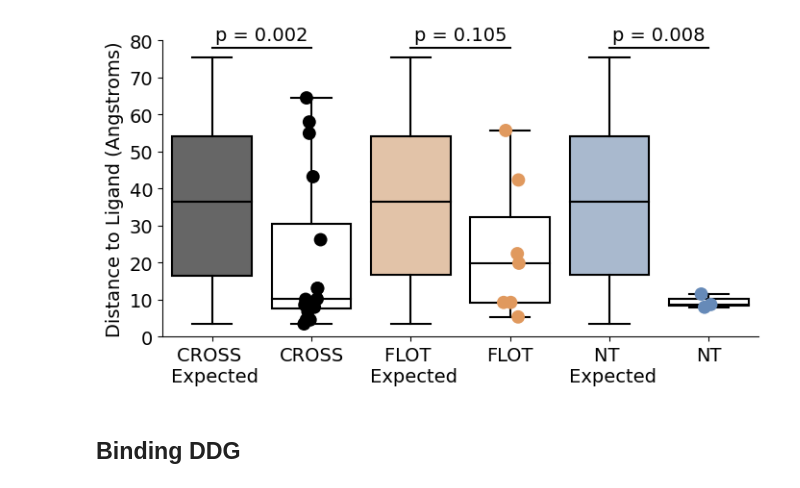
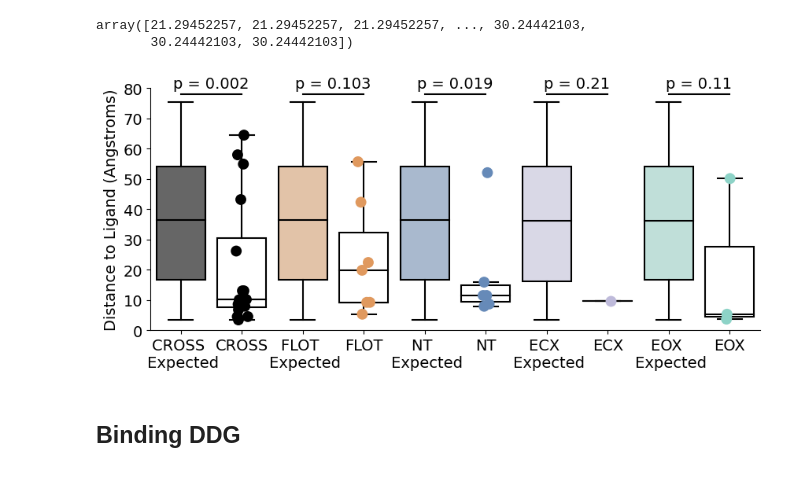
Before and after one commit to shorthouse-lab/fowler_selection, a Jupyter notebook: SPOP/SPOP_darwinian_shift.ipynb, the cells around one changed output. Saved outputs shown, nothing was run; the diff lists cells and outputs as text; code cells hidden in the pictures.

```diff
--- a/SPOP/SPOP_darwinian_shift.ipynb
+++ b/SPOP/SPOP_darwinian_shift.ipynb
@@ -144,0 +134,6 @@ chainC_NT.get_pvalues()
+# %%
+data_cross = plot_boxplot2(chainC_CROSS)
+data_ecx= plot_boxplot2(chainC_ECX)
+data_flot = plot_boxplot2(chainC_FLOT)
+data_nt= plot_boxplot2(chainC_NT)
+data_eox = plot_boxplot2(chainC_EOX)
@@ -145 +172,19 @@ chainC_NT.get_pvalues()
+# %%
+chainC_CROSS.null_scores
+# %% [output]
+array([21.29452257, 21.29452257, 21.29452257, ..., 30.24442103,
+       30.24442103, 30.24442103])
+# %%
+basedistcross = data_cross[0]
+crossdist = data_cross[1]
+basedistflot = data_flot[0]
+flotdist = data_flot[1]
+basedistnt = data_flot[0]
+ntdist = data_nt[1]
+
+basedistecx = data_ecx[0]
+ecxdist = data_ecx[1]
+
+basedisteox = data_eox[0]
+eoxdist = data_eox[1]
 # %%
@@ -192,5 +250,5 @@ combined2 = pd.concat([testdist_cross, crossdist,testdist_flot, flotdist,testdis
 # %%
-plt.rcParams['figure.figsize'] = [8, 4]
+plt.rcParams['figure.figsize'] = [10, 4]
 # %%
 fig, ax = plt.subplots()
 
@@ -202,39 +260,50 @@ PROPS = {
 }
 
 g1 = sns.boxplot(data = combined, x = "label", y = "score"
-                , palette = ["k", "w", "#E0995E", "w", "#668AB8", "w"], showfliers = False)
+                , palette = ["k", "w", "#E0995E", "w", "#668AB8", "w", "#bebada", "w", "#8dd3c7", "w"], showfliers = False)
 for patch in ax.patches:
     r, g, b, a = patch.get_facecolor()
     patch.set_facecolor((r, g, b, 0.6))
 g2 = sns.stripplot(data = combined2, x = "label", y = "score", alpha = 1
-                   , palette=["w", "k", "w", "#E0995E", "w", "#668AB8"], size = 10)
+                   , palette=["w", "k", "w", "#E0995E", "w", "#668AB8", "w", "#bebada", "w", "#8dd3c7"], size = 10)
 
 x1, x2 = 0, 1
 y, h, col = 78, 0, 'k'
 plt.plot([x1, x1, x2, x2], [y, y+h, y+h, y], lw=1.5, c=col)
 plt.text((x1+x2)*.5, y+h+1, "p = 0.002", ha='center', va='bottom', color=col, size = 14)
 
 x1, x2 = 2, 3
 y, h, col = 78, 0, 'k'
 plt.plot([x1, x1, x2, x2], [y, y+h, y+h, y], lw=1.5, c=col)
-plt.text((x1+x2)*.5, y+h+1, "p = 0.105", ha='center', va='bottom', color=col, size = 14)
+plt.text((x1+x2)*.5, y+h+1, "p = 0.103", ha='center', va='bottom', color=col, size = 14)
 
 x1, x2 = 4, 5
 y, h, col = 78, 0, 'k'
 plt.plot([x1, x1, x2, x2], [y, y+h, y+h, y], lw=1.5, c=col)
-plt.text((x1+x2)*.5, y+h+1, "p = 0.008", ha='center', va='bottom', color=col, size = 14)
+plt.text((x1+x2)*.5, y+h+1, "p = 0.019", ha='center', va='bottom', color=col, size = 14)
+
+x1, x2 = 6, 7
+y, h, col = 78, 0, 'k'
+plt.plot([x1, x1, x2, x2], [y, y+h, y+h, y], lw=1.5, c=col)
+plt.text((x1+x2)*.5, y+h+1, "p = 0.21", ha='center', va='bottom', color=col, size = 14)
+
+x1, x2 = 8, 9
+y, h, col = 78, 0, 'k'
+plt.plot([x1, x1, x2, x2], [y, y+h, y+h, y], lw=1.5, c=col)
+plt.text((x1+x2)*.5, y+h+1, "p = 0.11", ha='center', va='bottom', color=col, size = 14)
 
 g1.set_xlabel("")
-g1.set_xticklabels(["CROSS \n Expected", "CROSS", "FLOT \n Expected", "FLOT", "NT \n Expected", "NT"], size = 14)
+g1.set_xticklabels(["CROSS \n Expected", "CROSS", "FLOT \n Expected", "FLOT", "NT \n Expected", "NT"
+                    , "ECX \n Expected", "ECX", "EOX \n Expected", "EOX"], size = 14)
 ax.set_ylim(0, 80)
 g1.set_ylabel("Distance to Ligand (Angstroms)", size = 14)
 g1.set_yticklabels([0,10,20,30,40,50, 60, 70, 80], size = 14)
 #ax.set_yscale("symlog")
 
 sns.despine()
 
-plt.savefig("SPOP_liganddistance.pdf", bbox_inches = "tight")
+#plt.savefig("SPOP_liganddistance_updated_v2.pdf", bbox_inches = "tight")
 # %% [output]
-[figure, old version]
+[figure, new version]
 # %% [markdown]
 ## Binding DDG
```
Also changed, not shown: parts of 88 cells of this notebook, 5 other files.
